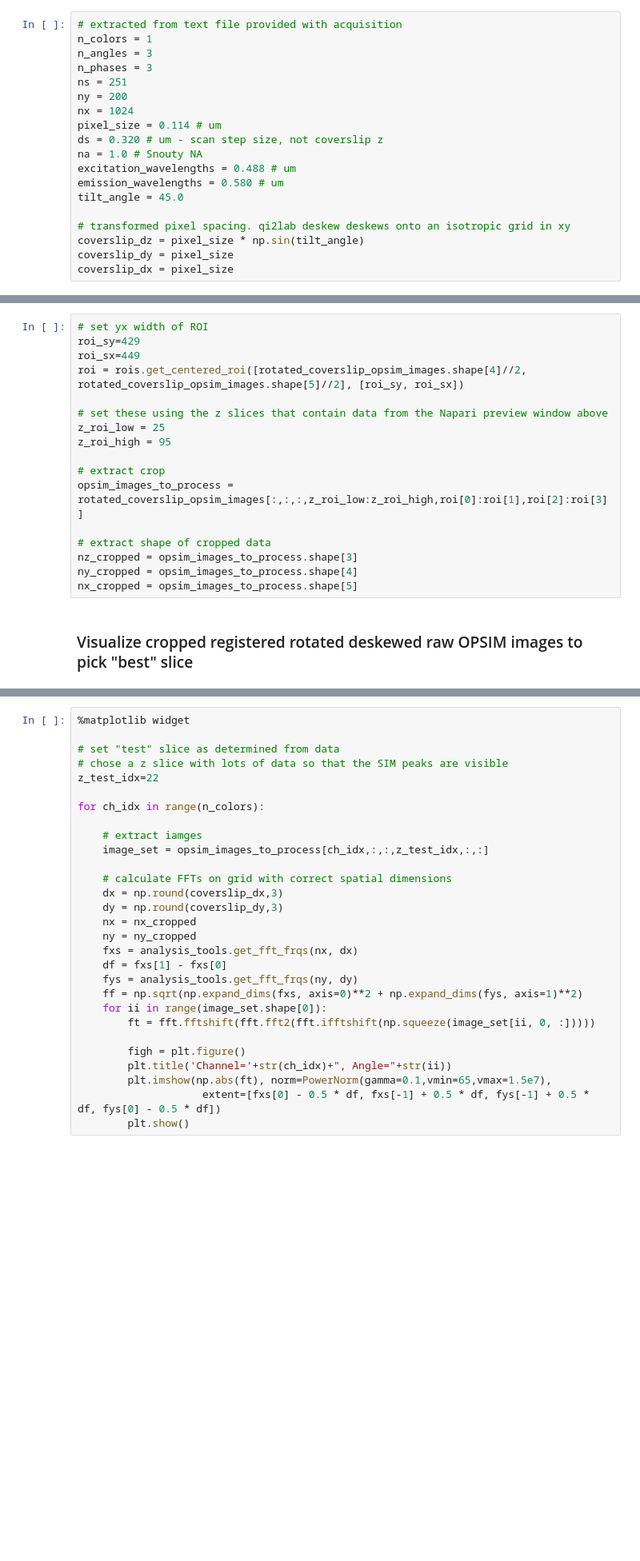
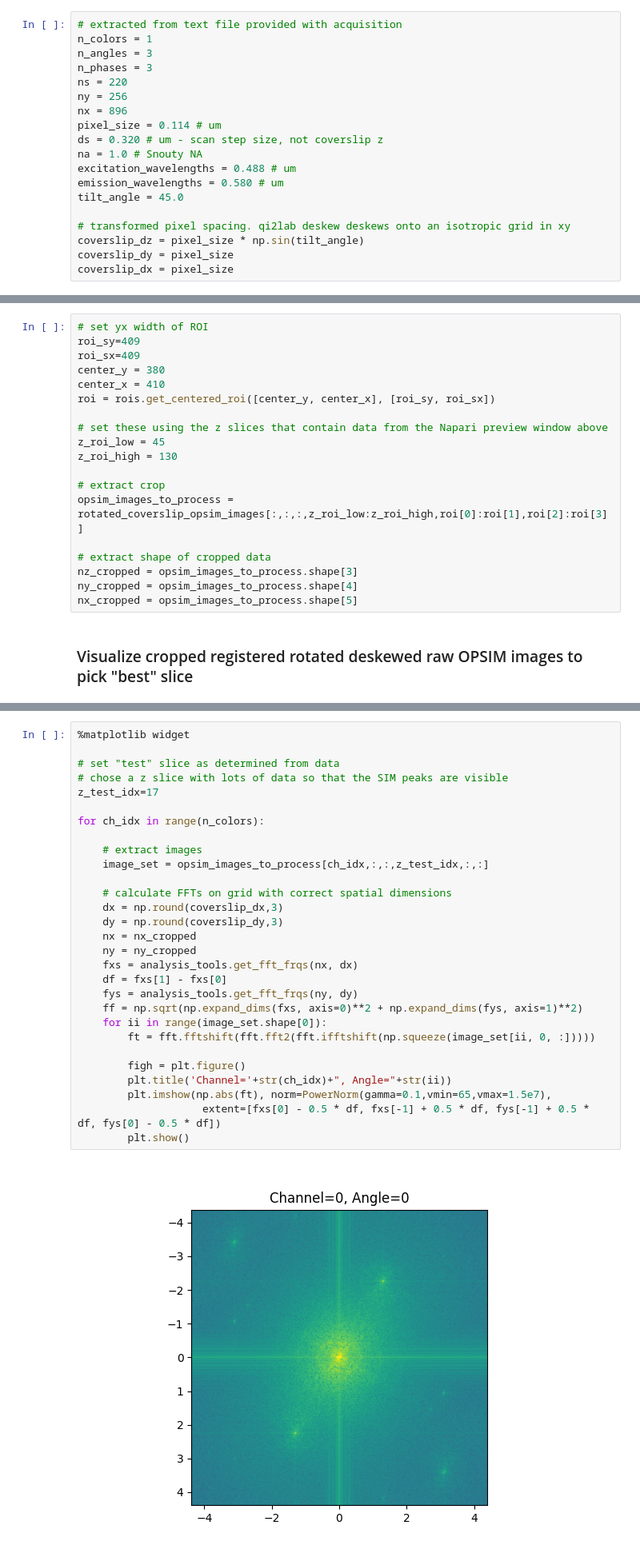
Before and after one commit to QI2lab/I2K2022-SIM, a Jupyter notebook: example_005_OPSIM.ipynb, the cells around one changed output, grey strips where cells are left out. Shown at 80% size. Drawn from its saved outputs; the diff is of its cells as text; blank space fills up the shorter version.

```diff
--- a/example_005_OPSIM.ipynb
+++ b/example_005_OPSIM.ipynb
@@ -40,9 +40,9 @@ psf_file_path = Path("example005_resources", "psf2d.tif")
 n_colors = 1
 n_angles = 3
 n_phases = 3
-ns = 251
-ny = 200
-nx = 1024
+ns = 220
+ny = 256
+nx = 896
 pixel_size = 0.114 # um
 ds = 0.320 # um - scan step size, not coverslip z
 na = 1.0 # Snouty NA
@@ -359,13 +378,15 @@ viewer.dims.axis_labels = ['c','a','p','z','y','x']
 ### Set ROI to middle of registered rotated deskewed raw OPSIM images and extract crop
 # %%
 # set yx width of ROI
-roi_sy=429
-roi_sx=449
-roi = rois.get_centered_roi([rotated_coverslip_opsim_images.shape[4]//2, rotated_coverslip_opsim_images.shape[5]//2], [roi_sy, roi_sx])
+roi_sy=409
+roi_sx=409
+center_y = 380
+center_x = 410
+roi = rois.get_centered_roi([center_y, center_x], [roi_sy, roi_sx])
 
 # set these using the z slices that contain data from the Napari preview window above
-z_roi_low = 25
-z_roi_high = 95
+z_roi_low = 45
+z_roi_high = 130
 
 # extract crop
 opsim_images_to_process = rotated_coverslip_opsim_images[:,:,:,z_roi_low:z_roi_high,roi[0]:roi[1],roi[2]:roi[3]]
@@ -394,29 +415,31 @@ See [this section of the I2K mcSIM tutorial](https://youtu.be/mDar-MjMtW0?t=6421
 # %%
 %matplotlib widget
 
 # set "test" slice as determined from data
 # chose a z slice with lots of data so that the SIM peaks are visible
-z_test_idx=22
+z_test_idx=17
 
 for ch_idx in range(n_colors):
 
-    # extract iamges
+    # extract images
     image_set = opsim_images_to_process[ch_idx,:,:,z_test_idx,:,:]
 
     # calculate FFTs on grid with correct spatial dimensions
     dx = np.round(coverslip_dx,3)
     dy = np.round(coverslip_dy,3)
     nx = nx_cropped
     ny = ny_cropped
     fxs = analysis_tools.get_fft_frqs(nx, dx)
     df = fxs[1] - fxs[0]
     fys = analysis_tools.get_fft_frqs(ny, dy)
     ff = np.sqrt(np.expand_dims(fxs, axis=0)**2 + np.expand_dims(fys, axis=1)**2)
     for ii in range(image_set.shape[0]):
         ft = fft.fftshift(fft.fft2(fft.ifftshift(np.squeeze(image_set[ii, 0, :]))))
 
         figh = plt.figure()
         plt.title('Channel='+str(ch_idx)+", Angle="+str(ii))
         plt.imshow(np.abs(ft), norm=PowerNorm(gamma=0.1,vmin=65,vmax=1.5e7),
                     extent=[fxs[0] - 0.5 * df, fxs[-1] + 0.5 * df, fys[-1] + 0.5 * df, fys[0] - 0.5 * df])
         plt.show()
+# %% [output]
+[figure, added]
```
Also changed, not shown: parts of 10 cells of this notebook.
